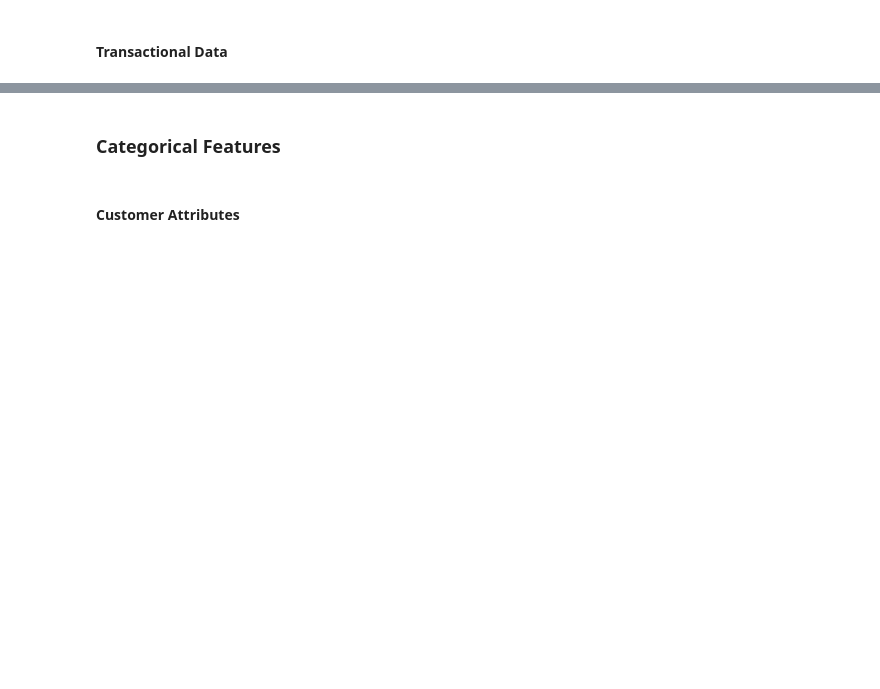
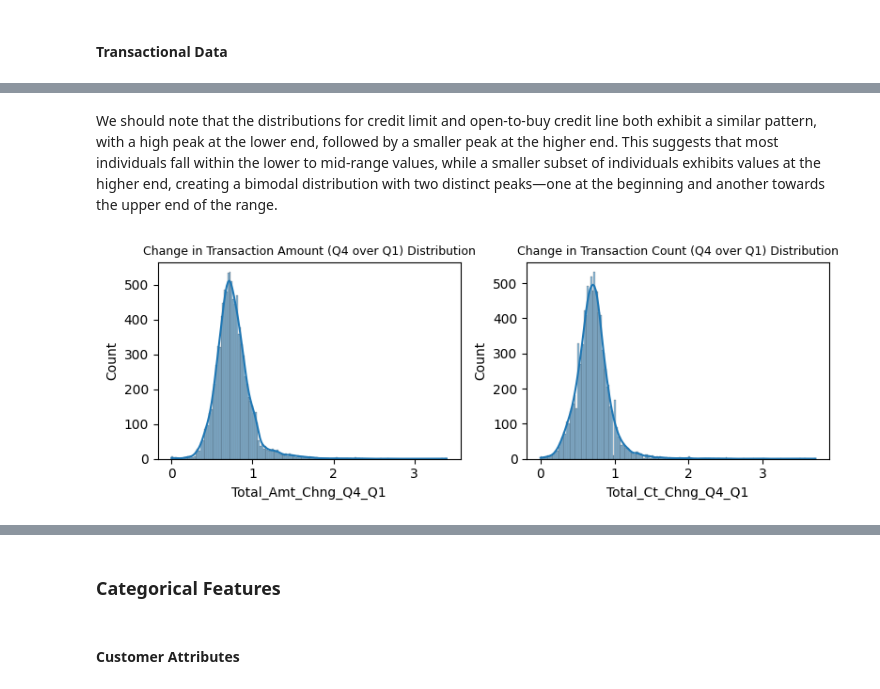
Before and after one commit to SpikyCherry/DSA3101_group9, a Jupyter notebook: customer_segmentation.ipynb, the cells around one changed output, grey strips where cells are left out. Saved outputs shown, nothing was run; the diff lists cells and outputs as text; code cells hidden in the pictures; blank space fills up the shorter version.

```diff
--- a/customer_segmentation.ipynb
+++ b/customer_segmentation.ipynb
@@ -162,0 +159,20 @@ plt.show()
+# %% [markdown]
+We should note that the distributions for credit limit and open-to-buy credit line both exhibit a similar pattern, with a high peak at the lower end, followed by a smaller peak at the higher end. This suggests that most individuals fall within the lower to mid-range values, while a smaller subset of individuals exhibits values at the higher end, creating a bimodal distribution with two distinct peaks—one at the beginning and another towards the upper end of the range.
+# %%
+# Create a figure with 1 row and 2 columns
+fig, axes = plt.subplots(1, 2, figsize=(8, 3))
+
+# Plot Total_Amt_Chng_Q4_Q1 Distribution
+sns.histplot(df['Total_Amt_Chng_Q4_Q1'], kde=True, ax=axes[0])
+axes[0].set_title("Change in Transaction Amount (Q4 over Q1) Distribution", fontsize=9)
+
+# Plot Total_Ct_Chng_Q4_Q1 Distribution
+sns.histplot(df['Total_Ct_Chng_Q4_Q1'], kde=True, ax=axes[1])
+axes[1].set_title("Change in Transaction Count (Q4 over Q1) Distribution", fontsize=9)
+
+
+# Adjust the layout to avoid overlapping
+plt.tight_layout()
+plt.show()
+# %% [output]
+[figure, added]
```
Also changed, not shown: parts of 11 cells of this notebook.
